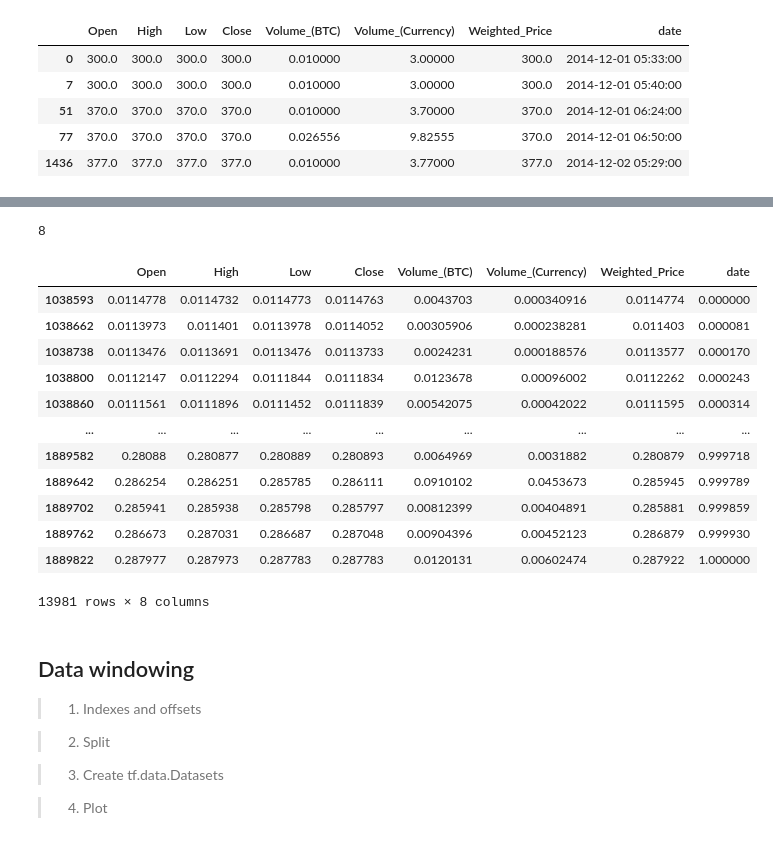
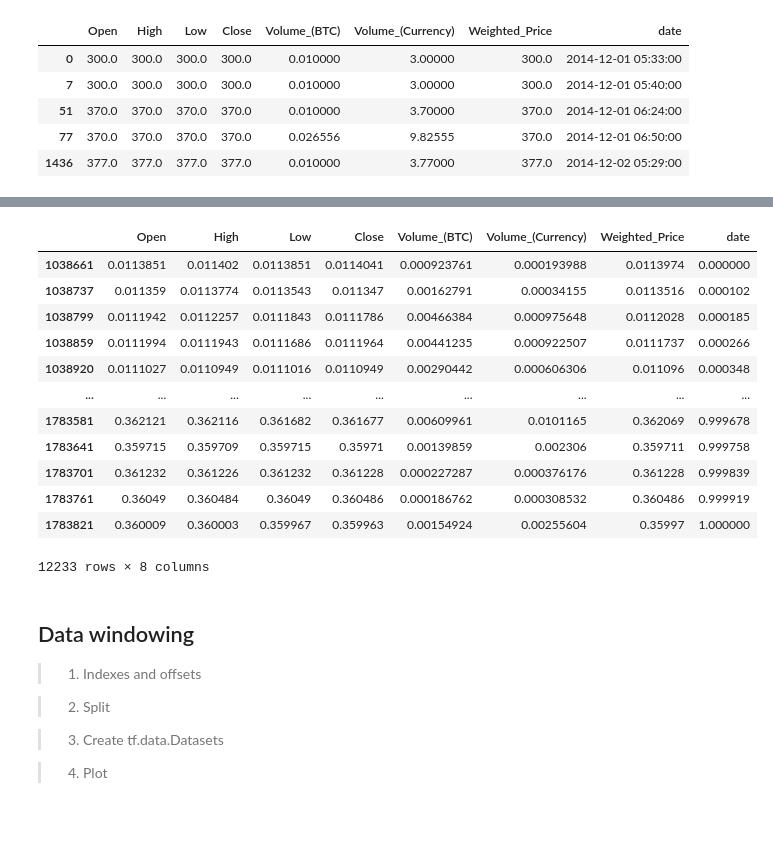
Before and after one commit to jlassi1/holbertonschool-machine_learning, a Jupyter notebook: supervised_learning/0x0E-time_series/Time_Series_Forecasting.ipynb, the cells around one changed output, grey strips where cells are left out. Drawn from its saved outputs; the diff is of its cells as text; code cells hidden in the pictures.

```diff
--- a/supervised_learning/0x0E-time_series/Time_Series_Forecasting.ipynb
+++ b/supervised_learning/0x0E-time_series/Time_Series_Forecasting.ipynb
@@ -96,33 +98,37 @@ _ = plot_features.plot(subplots=True)
 # %%
 # Split the data
-#(80%, 15%, 5%) split for the training, validation, and test sets.
+#(70%, 20%, 10%) split for the training, validation, and test sets.
+
 n = len(df)
-train_df = df[0:int(n*0.8)]
-val_df = df[int(n*0.8):int(n*0.95)]
-test_df = df[int(n*0.95):]
+column_indices = {name: i for i, name in enumerate(df.columns)}
+
+train_df = df[0:int(n*0.7)]
+val_df = df[int(n*0.7):int(n*0.9)]
+test_df = df[int(n*0.9):]
+
 
 num_features = df.shape[1]
-print(num_features)
+
 # Min-Max normalization
 train_df = (train_df-train_df.min())/(train_df.max()-train_df.min())
 val_df = (val_df-val_df.min())/(val_df.max()-val_df.min())
 test_df = (test_df-test_df.min())/(test_df.max()-test_df.min())
+
 train_df
 # %% [output]
+|  | Open | High | Low | Close | Volume_(BTC) | Volume_(Currency) | Weighted_Price | date |
+| 1038661 | 0.0113851 | 0.011402 | 0.0113851 | 0.0114041 | 0.000923761 | 0.000193988 | 0.0113974 | 0.000000 |
+| 1038737 | 0.011359 | 0.0113774 | 0.0113543 | 0.011347 | 0.00162791 | 0.00034155 | 0.0113516 | 0.000102 |
+| 1038799 | 0.0111942 | 0.0112257 | 0.0111843 | 0.0111786 | 0.00466384 | 0.000975648 | 0.0112028 | 0.000185 |
+| 1038859 | 0.0111994 | 0.0111943 | 0.0111686 | 0.0111964 | 0.00441235 | 0.000922507 | 0.0111737 | 0.000266 |
+| 1038920 | 0.0111027 | 0.0110949 | 0.0111016 | 0.0110949 | 0.00290442 | 0.000606306 | 0.011096 | 0.000348 |
+| ... | ... | ... | ... | ... | ... | ... | ... | ... |
+| 1783581 | 0.362121 | 0.362116 | 0.361682 | 0.361677 | 0.00609961 | 0.0101165 | 0.362069 | 0.999678 |
+| 1783641 | 0.359715 | 0.359709 | 0.359715 | 0.35971 | 0.00139859 | 0.002306 | 0.359711 | 0.999758 |
+| 1783701 | 0.361232 | 0.361226 | 0.361232 | 0.361228 | 0.000227287 | 0.000376176 | 0.361228 | 0.999839 |
+| 1783761 | 0.36049 | 0.360484 | 0.36049 | 0.360486 | 0.000186762 | 0.000308532 | 0.360486 | 0.999919 |
+| 1783821 | 0.360009 | 0.360003 | 0.359967 | 0.359963 | 0.00154924 | 0.00255604 | 0.35997 | 1.000000 |
-8
+12233 rows × 8 columns
-|  | Open | High | Low | Close | Volume_(BTC) | Volume_(Currency) | Weighted_Price | date |
-| 1038593 | 0.0114778 | 0.0114732 | 0.0114773 | 0.0114763 | 0.0043703 | 0.000340916 | 0.0114774 | 0.000000 |
-| 1038662 | 0.0113973 | 0.011401 | 0.0113978 | 0.0114052 | 0.00305906 | 0.000238281 | 0.011403 | 0.000081 |
-| 1038738 | 0.0113476 | 0.0113691 | 0.0113476 | 0.0113733 | 0.0024231 | 0.000188576 | 0.0113577 | 0.000170 |
-| 1038800 | 0.0112147 | 0.0112294 | 0.0111844 | 0.0111834 | 0.0123678 | 0.00096002 | 0.0112262 | 0.000243 |
-| 1038860 | 0.0111561 | 0.0111896 | 0.0111452 | 0.0111839 | 0.00542075 | 0.00042022 | 0.0111595 | 0.000314 |
-| ... | ... | ... | ... | ... | ... | ... | ... | ... |
-| 1889582 | 0.28088 | 0.280877 | 0.280889 | 0.280893 | 0.0064969 | 0.0031882 | 0.280879 | 0.999718 |
-| 1889642 | 0.286254 | 0.286251 | 0.285785 | 0.286111 | 0.0910102 | 0.0453673 | 0.285945 | 0.999789 |
-| 1889702 | 0.285941 | 0.285938 | 0.285798 | 0.285797 | 0.00812399 | 0.00404891 | 0.285881 | 0.999859 |
-| 1889762 | 0.286673 | 0.287031 | 0.286687 | 0.287048 | 0.00904396 | 0.00452123 | 0.286879 | 0.999930 |
-| 1889822 | 0.287977 | 0.287973 | 0.287783 | 0.287783 | 0.0120131 | 0.00602474 | 0.287922 | 1.000000 |
-13981 rows × 8 columns
 # %% [markdown]
 ## Data windowing
 
```
Also changed, not shown: parts of 17 cells of this notebook.
